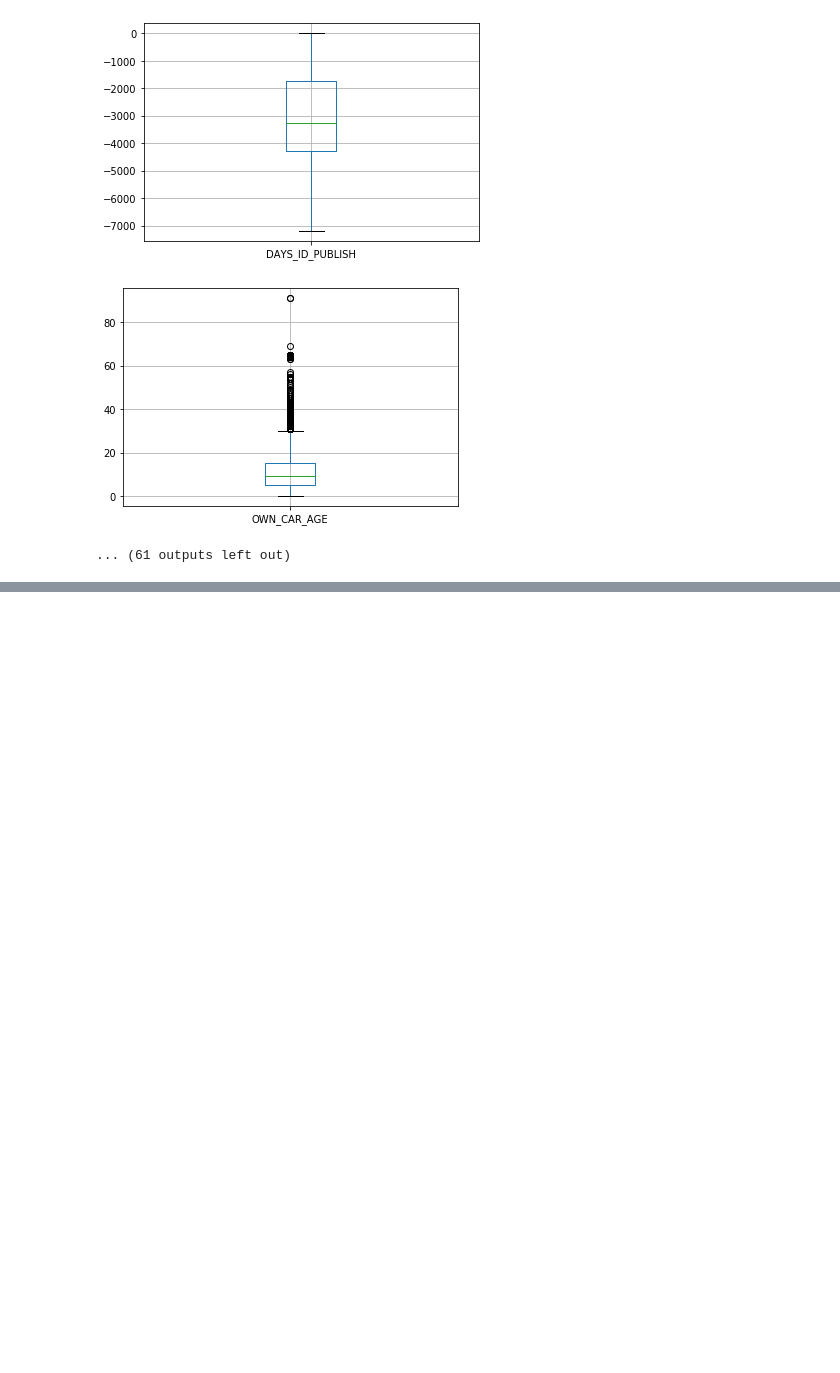
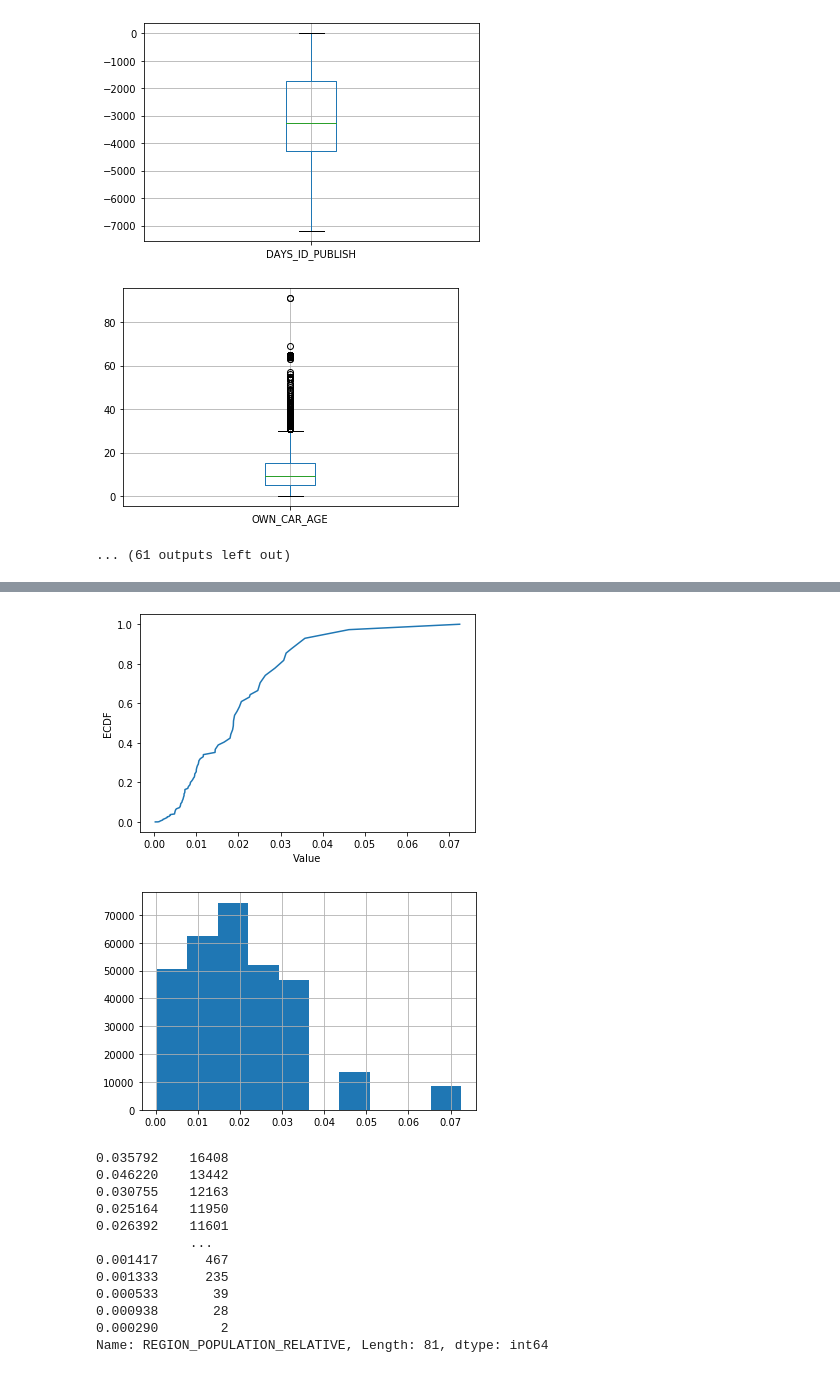
Before and after one commit to benjiepan/ML100Days, a Jupyter notebook: homework/Day_009_HW.ipynb, the cells around one changed output, grey strips where cells are left out. Cells and saved outputs as stored; diff of their text form; code cells hidden in the pictures; blank space fills up the shorter version.

```diff
--- a/homework/Day_009_HW.ipynb
+++ b/homework/Day_009_HW.ipynb
@@ -88,0 +145,31 @@ for col in numeric_columns:
+# %%
+# 繪製 Empirical Cumulative Density Plot (ECDF)
+cdf = app_train.REGION_POPULATION_RELATIVE.value_counts().sort_index().cumsum()
+plt.plot(list(cdf.index), cdf/cdf.max())
+plt.xlabel('Value')
+plt.ylabel('ECDF')
+plt.ylim([-0.05,1.05]) # 限制顯示圖片的範圍
+plt.show()
+
+app_train['REGION_POPULATION_RELATIVE'].hist()
+plt.show()
+
+app_train['REGION_POPULATION_RELATIVE'].value_counts()
+
+# 就以這個欄位來說，雖然有資料掉在分布以外，也不算異常，僅代表這間公司在稍微熱鬧的地區有的據點較少，
+# 導致 region population relative 在少的部分較為密集，但在大的部分較為疏漏
+# %% [output]
+[figure, added]
+[figure, added]
+0.035792    16408
+0.046220    13442
+0.030755    12163
+0.025164    11950
+0.026392    11601
+            ...
+0.001417      467
+0.001333      235
+0.000533       39
+0.000938       28
+0.000290        2
+Name: REGION_POPULATION_RELATIVE, Length: 81, dtype: int64
```
Also changed, not shown: parts of 11 cells of this notebook, 2 other files.
